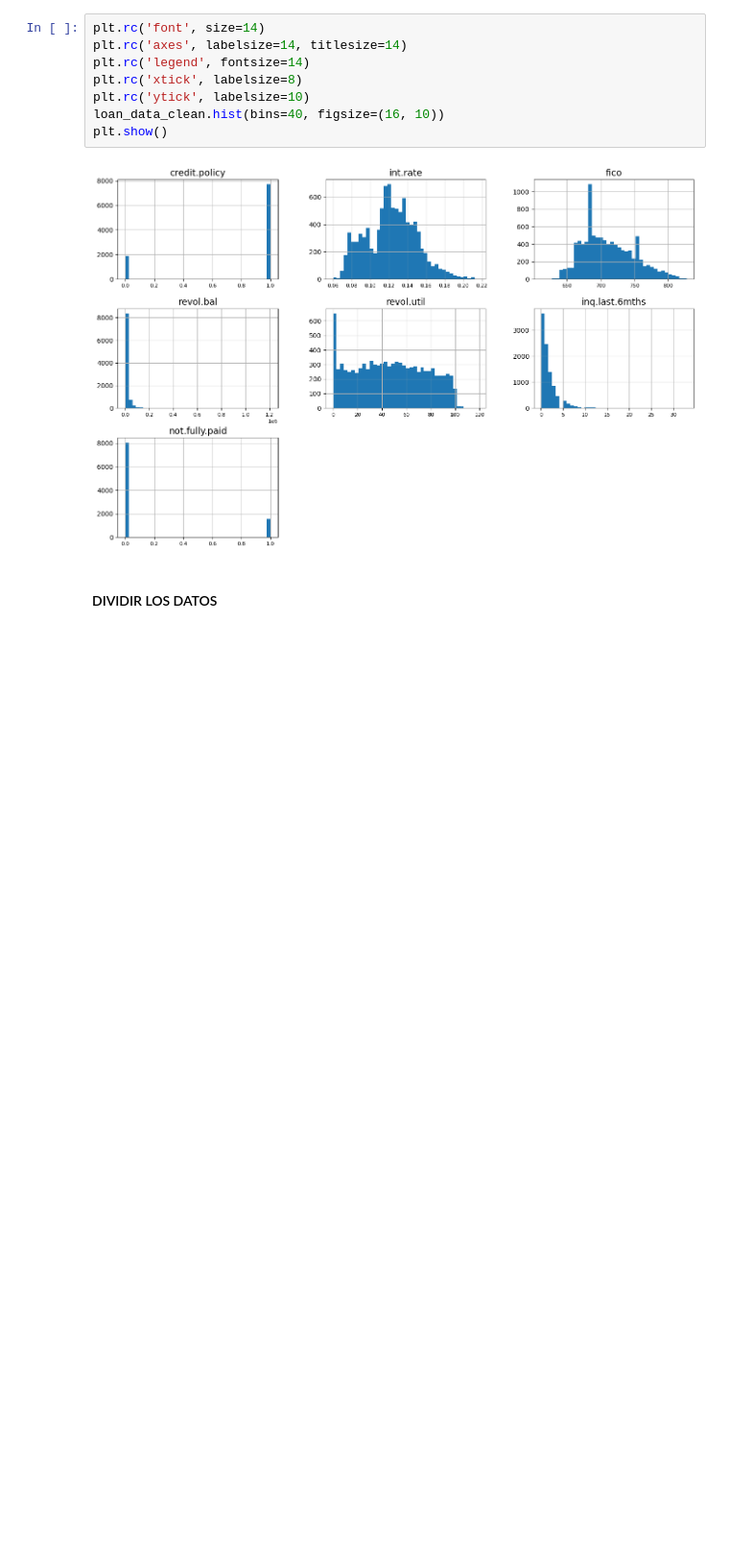
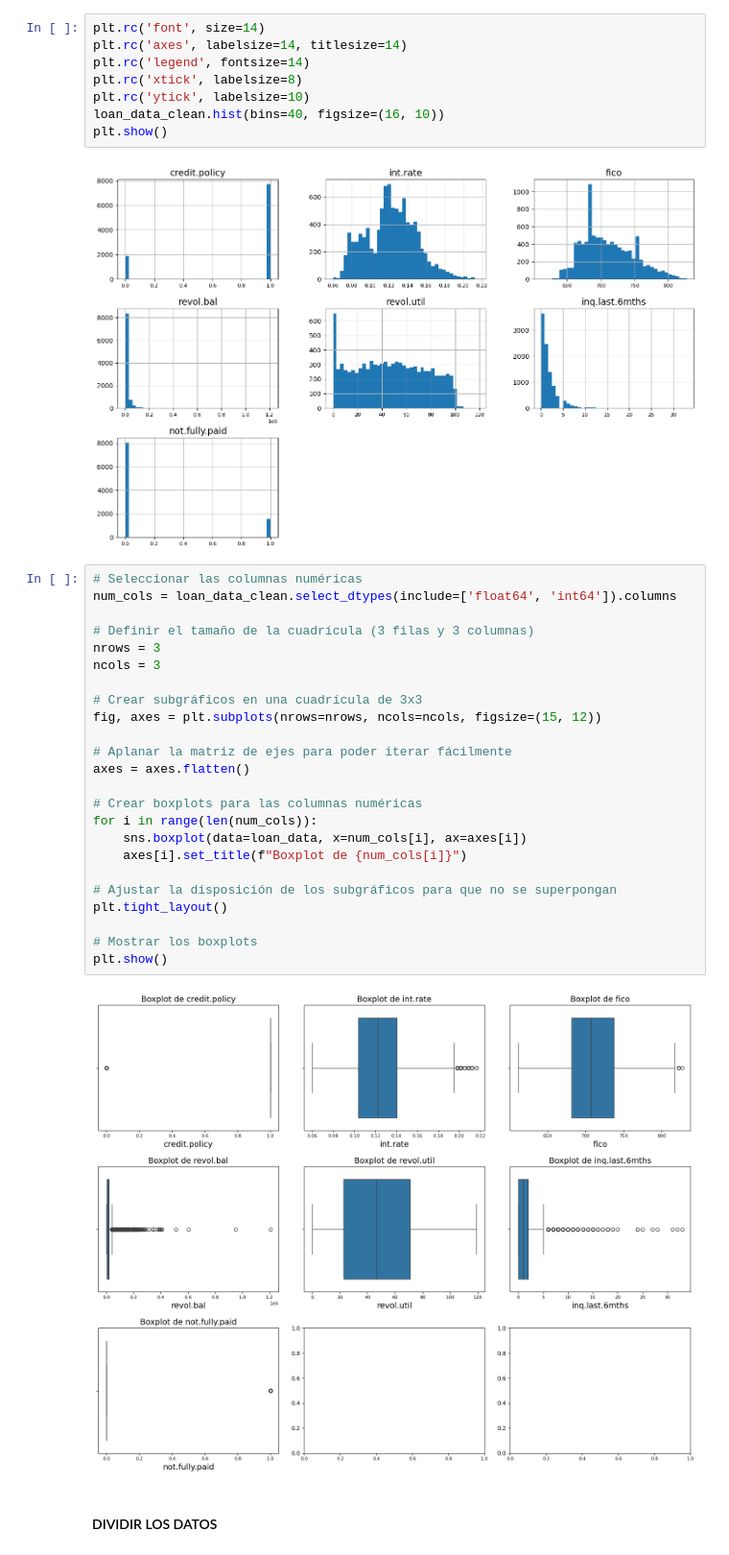
Before and after one commit to Mario-Lopez-Gonzalez/Python_clase, a Jupyter notebook: SAPA/Ejercicios/2_8Ejercicios.ipynb, the cells around one changed output. Shown at 96% size. Cells and saved outputs as stored; diff of their text form; blank space fills up the shorter version.

```diff
--- a/SAPA/Ejercicios/2_8Ejercicios.ipynb
+++ b/SAPA/Ejercicios/2_8Ejercicios.ipynb
@@ -178,5 +212,31 @@ loan_data_clean.hist(bins=40, figsize=(16, 10))
 plt.show()
 # %% [output]
 [figure]
+# %%
+# Seleccionar las columnas numéricas
+num_cols = loan_data_clean.select_dtypes(include=['float64', 'int64']).columns
+
+# Definir el tamaño de la cuadrícula (3 filas y 3 columnas)
+nrows = 3
+ncols = 3
+
+# Crear subgráficos en una cuadrícula de 3x3
+fig, axes = plt.subplots(nrows=nrows, ncols=ncols, figsize=(15, 12))
+
+# Aplanar la matriz de ejes para poder iterar fácilmente
+axes = axes.flatten()
+
+# Crear boxplots para las columnas numéricas
+for i in range(len(num_cols)):
+    sns.boxplot(data=loan_data, x=num_cols[i], ax=axes[i])
+    axes[i].set_title(f"Boxplot de {num_cols[i]}")
+
+# Ajustar la disposición de los subgráficos para que no se superpongan
+plt.tight_layout()
+
+# Mostrar los boxplots
+plt.show()
+# %% [output]
+[figure, added]
 # %% [markdown]
 #### DIVIDIR LOS DATOS
```
Also changed, not shown: parts of 13 cells of this notebook, 1 other file.
